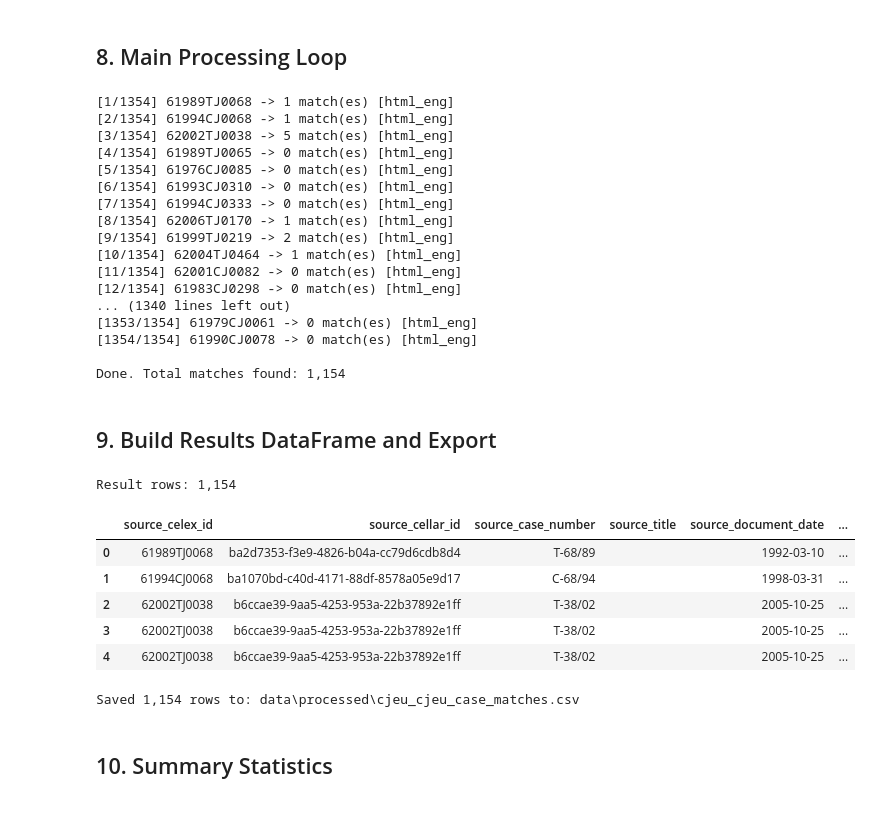
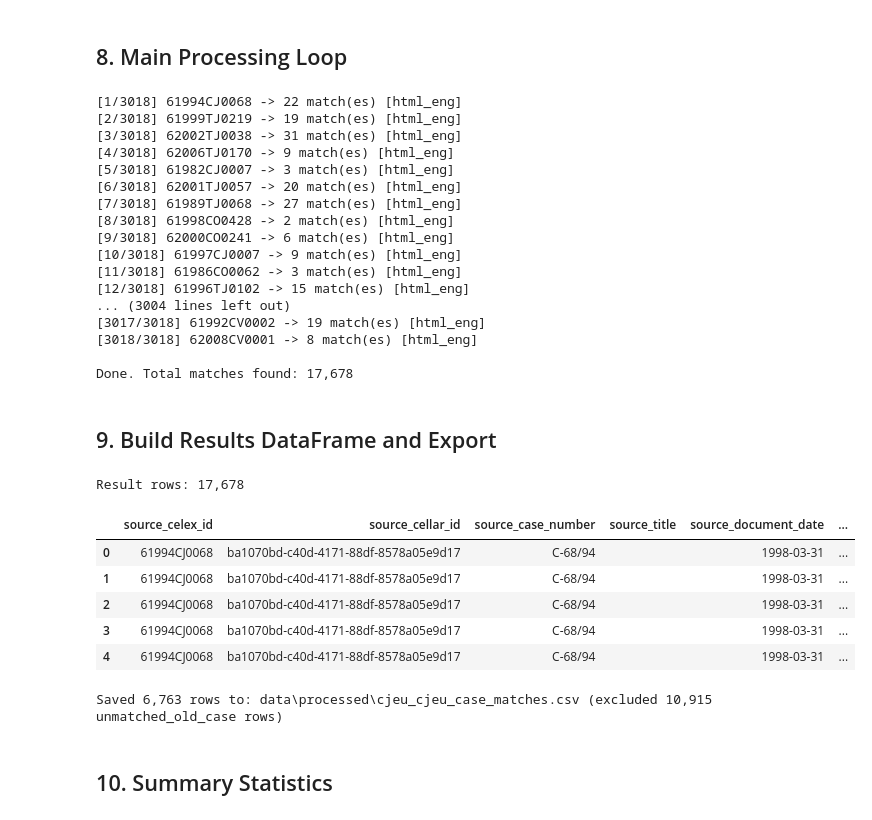
Before and after one commit to floheusser/data_analysis_master, a Jupyter notebook: 07_identify_cjeu_cases_citing_cjeu.ipynb, the cells around one changed output. Drawn from its saved outputs; the diff is of its cells as text; code cells hidden in the pictures.

```diff
--- a/07_identify_cjeu_cases_citing_cjeu.ipynb
+++ b/07_identify_cjeu_cases_citing_cjeu.ipynb
@@ -374,0 +466,23 @@ CJEU lookup entries: 1,100
+# %%
+# Build a secondary lookup for old unprefixed case numbers.
+# Old CJEU cases have CELEX IDs like 61964CJ0006 -> case_number 'C-6/64'.
+# We derive an old-style key (e.g. '6/64') from the modern case_number
+# so that old citations can be matched against the internal list.
+
+def derive_old_case_key(case_number: str) -> str:
+    """
+    Derive an old-style key from a modern case_number, e.g. 'C-6/64' -> '6/64'.
+    Returns empty string if not applicable.
+    """
+    m = re.match(r'^[CTF]-(\d+)/(\d{2,4})$', case_number)
+    if m:
+        return f"{int(m.group(1))}/{m.group(2)}"
+    return ""
+
+cjeu_old_lookup = {}
+for case_number, row in cjeu_lookup.items():
+    old_key = derive_old_case_key(case_number)
+    if old_key:
+        cjeu_old_lookup[old_key] = row
+
+print(f"CJEU old-style lookup entries: {len(cjeu_old_lookup):,}")
@@ -466,71 +621,74 @@ for i, (idx, source_row) in enumerate(cjeu_cases.iterrows(), start=1):
         print(f" -> fetch_failed [{doc_format}]")
         continue
 
-    matches = find_cjeu_matches_in_text(text, source_row, cjeu_lookup, source_url, doc_format)
+    matches = find_cjeu_matches_in_text(text, source_row, cjeu_lookup, source_url, doc_format, cjeu_old_lookup)
     all_matches.extend(matches)
     print(f" -> {len(matches)} match(es) [{doc_format}]")
 
 print(f"\nDone. Total matches found: {len(all_matches):,}")
 # %% [output]
-[1/1354] 61989TJ0068 -> 1 match(es) [html_eng]
-[2/1354] 61994CJ0068 -> 1 match(es) [html_eng]
-[3/1354] 62002TJ0038 -> 5 match(es) [html_eng]
-[4/1354] 61989TJ0065 -> 0 match(es) [html_eng]
-[5/1354] 61976CJ0085 -> 0 match(es) [html_eng]
-[6/1354] 61993CJ0310 -> 0 match(es) [html_eng]
-[7/1354] 61994CJ0333 -> 0 match(es) [html_eng]
-[8/1354] 62006TJ0170 -> 1 match(es) [html_eng]
-[9/1354] 61999TJ0219 -> 2 match(es) [html_eng]
-[10/1354] 62004TJ0464 -> 1 match(es) [html_eng]
-[11/1354] 62001CJ0082 -> 0 match(es) [html_eng]
-[12/1354] 61983CJ0298 -> 0 match(es) [html_eng]
-... (1340 lines left out)
-[1353/1354] 61979CJ0061 -> 0 match(es) [html_eng]
-[1354/1354] 61990CJ0078 -> 0 match(es) [html_eng]
+[1/3018] 61994CJ0068 -> 22 match(es) [html_eng]
+[2/3018] 61999TJ0219 -> 19 match(es) [html_eng]
+[3/3018] 62002TJ0038 -> 31 match(es) [html_eng]
+[4/3018] 62006TJ0170 -> 9 match(es) [html_eng]
+[5/3018] 61982CJ0007 -> 3 match(es) [html_eng]
+[6/3018] 62001TJ0057 -> 20 match(es) [html_eng]
+[7/3018] 61989TJ0068 -> 27 match(es) [html_eng]
+[8/3018] 61998CO0428 -> 2 match(es) [html_eng]
+[9/3018] 62000CO0241 -> 6 match(es) [html_eng]
+[10/3018] 61997CJ0007 -> 9 match(es) [html_eng]
+[11/3018] 61986CO0062 -> 3 match(es) [html_eng]
+[12/3018] 61996TJ0102 -> 15 match(es) [html_eng]
+... (3004 lines left out)
+[3017/3018] 61992CV0002 -> 19 match(es) [html_eng]
+[3018/3018] 62008CV0001 -> 8 match(es) [html_eng]
 
-Done. Total matches found: 1,154
+Done. Total matches found: 17,678
 # %% [markdown]
 ## 9. Build Results DataFrame and Export
 # %%
 OUTPUT_COLUMNS = [
     "source_celex_id",
     "source_cellar_id",
     "source_case_number",
     "source_title",
     "source_document_date",
     "target_celex_id",
     "target_cellar_id",
     "target_case_number",
     "target_title",
     "matched_text",
     "normalized_match",
+    "citation_style",
+    "is_old_case_citation",
     "match_context",
     "document_source_url",
     "document_format",
     "processing_status",
 ]
 
 if all_matches:
     results_df = pd.DataFrame(all_matches, columns=OUTPUT_COLUMNS)
 else:
     results_df = pd.DataFrame(columns=OUTPUT_COLUMNS)
 
 print(f"Result rows: {len(results_df):,}")
 results_df.head()
 # %% [output]
-Result rows: 1,154
+Result rows: 17,678
 |  | source_celex_id | source_cellar_id | source_case_number | source_title | source_document_date | ... |
-| 0 | 61989TJ0068 | ba2d7353-f3e9-4826-b04a-cc79d6cdb8d4 | T-68/89 |  | 1992-03-10 | ... |
+| 0 | 61994CJ0068 | ba1070bd-c40d-4171-88df-8578a05e9d17 | C-68/94 |  | 1998-03-31 | ... |
 | 1 | 61994CJ0068 | ba1070bd-c40d-4171-88df-8578a05e9d17 | C-68/94 |  | 1998-03-31 | ... |
-| 2 | 62002TJ0038 | b6ccae39-9aa5-4253-953a-22b37892e1ff | T-38/02 |  | 2005-10-25 | ... |
-| 3 | 62002TJ0038 | b6ccae39-9aa5-4253-953a-22b37892e1ff | T-38/02 |  | 2005-10-25 | ... |
-| 4 | 62002TJ0038 | b6ccae39-9aa5-4253-953a-22b37892e1ff | T-38/02 |  | 2005-10-25 | ... |
+| 2 | 61994CJ0068 | ba1070bd-c40d-4171-88df-8578a05e9d17 | C-68/94 |  | 1998-03-31 | ... |
+| 3 | 61994CJ0068 | ba1070bd-c40d-4171-88df-8578a05e9d17 | C-68/94 |  | 1998-03-31 | ... |
+| 4 | 61994CJ0068 | ba1070bd-c40d-4171-88df-8578a05e9d17 | C-68/94 |  | 1998-03-31 | ... |
 # %%
 OUTPUT_PATH.parent.mkdir(parents=True, exist_ok=True)
-results_df.to_csv(OUTPUT_PATH, index=False, encoding="utf-8")
-print(f"Saved {len(results_df):,} rows to: {OUTPUT_PATH}")
+export_df = results_df[results_df["processing_status"] != "unmatched_old_case"].copy()
+export_df.to_csv(OUTPUT_PATH, index=False, encoding="utf-8")
+print(f"Saved {len(export_df):,} rows to: {OUTPUT_PATH} (excluded {len(results_df) - len(export_df):,} unmatched_old_case rows)")
 # %% [output]
-Saved 1,154 rows to: data\processed\cjeu_cjeu_case_matches.csv
+Saved 6,763 rows to: data\processed\cjeu_cjeu_case_matches.csv (excluded 10,915 unmatched_old_case rows)
 # %% [markdown]
 ## 10. Summary Statistics
 # %%
```
Also changed, not shown: parts of 9 cells of this notebook, 3 other files.
